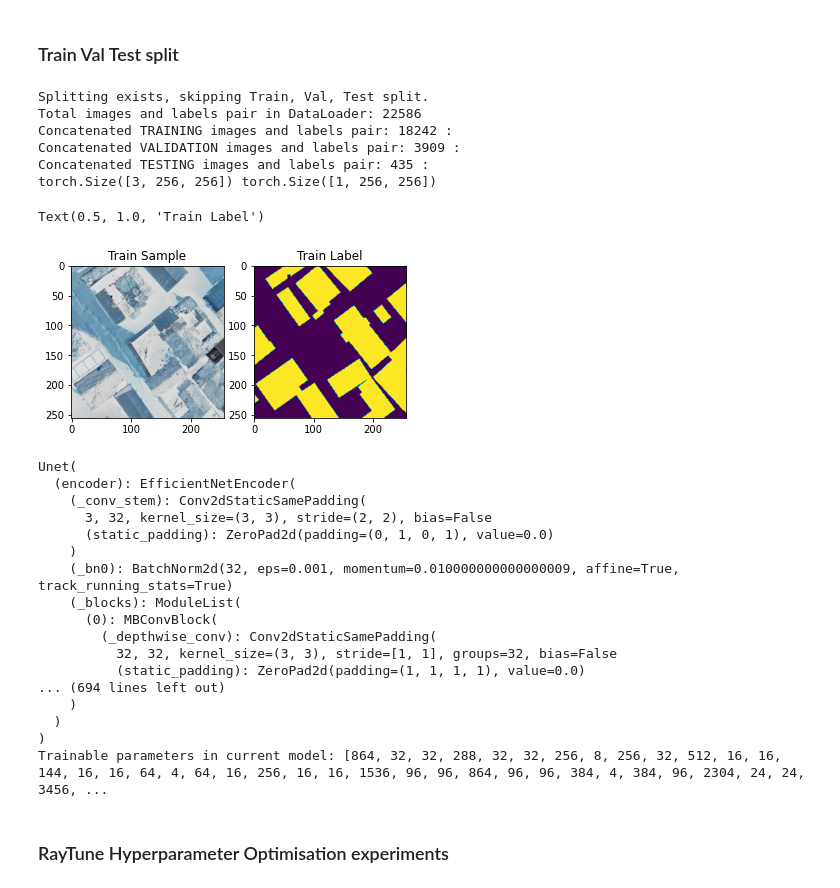
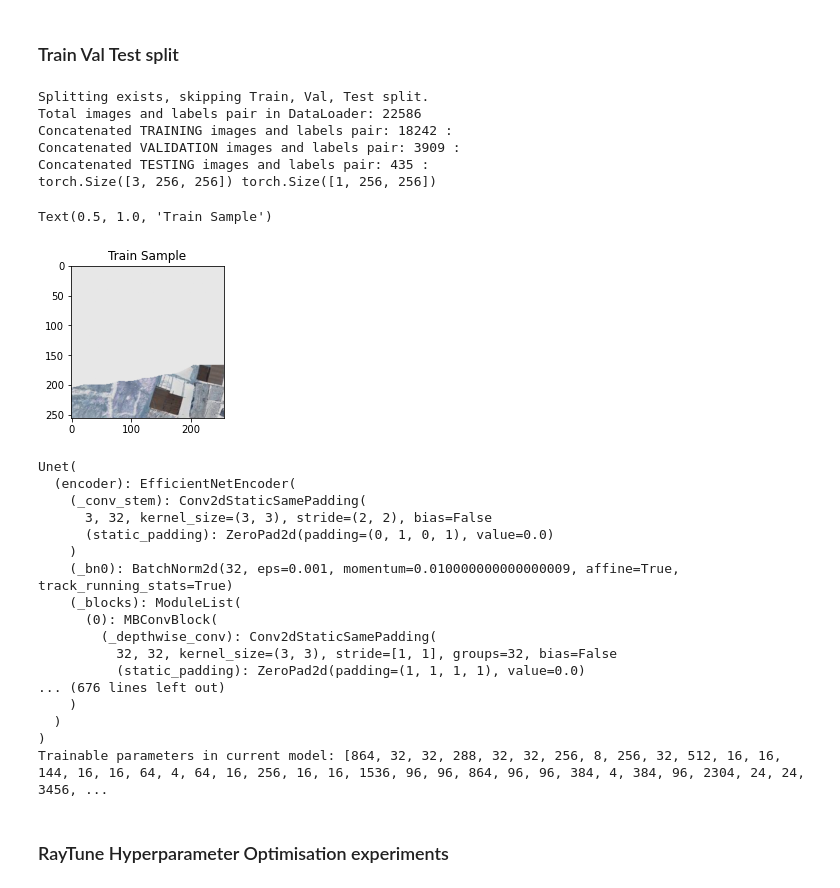
Before and after one commit to chrischank/HOTOSM_OAM_codeV2, a Jupyter notebook: Train_loop.ipynb, the cells around one changed output. Cells and saved outputs as stored; diff of their text form; code cells hidden in the pictures.

```diff
--- a/Train_loop.ipynb
+++ b/Train_loop.ipynb
@@ -258,38 +258,38 @@ Test = BuildingDataset(png_dir = TestIMG_ls,
 print("Total images and labels pair in DataLoader: {0}".format(len(Train.png_dir*7) + len(Val.png_dir*3) + len(Test.png_dir)))
 
 print("Concatenated TRAINING images and labels pair: {0} :".format(len(Train.png_dir*7)))
 #for x, y in zip(Train.png_dir, Train.lbl_dir):
 #    print(f"Image: {x}", f"Label: {y}")
 
 print("Concatenated VALIDATION images and labels pair: {0} :".format(len(Val.png_dir*3)))
 #for x, y in zip(Val.png_dir, Val.lbl_dir):
 #    print(f"Image: {x}", f"Label: {y}")
 
 print("Concatenated TESTING images and labels pair: {0} :".format(len(Test.png_dir)))
 #for x, y in zip(Test.png_dir, Test.lbl_dir):
 #    print(f"Image: {x}", f"Label: {y}")
 
 # plot a sample
 train_pair = random.choice(SOL_Train)
 print(train_pair[0].shape, train_pair[1].shape)
 
 fig = plt.figure()
 ax = fig.add_subplot(1, 2, 1)
 RGB = plt.imshow(train_pair[0].detach().cpu().numpy().transpose(1, 2, 0))
 ax.set_title('Train Sample')
 
-ax = fig.add_subplot(1, 2, 2)
-LBL = plt.imshow(train_pair[1].detach().cpu().numpy().transpose(1, 2, 0))
-ax.set_title('Train Label')
+#ax = fig.add_subplot(1, 2, 2)
+#LBL = plt.imshow(train_pair[1].detach().cpu().numpy().transpose(1, 2, 0))
+#ax.set_title('Train Label')
 # %% [output]
 Splitting exists, skipping Train, Val, Test split.
 Total images and labels pair in DataLoader: 22586
 Concatenated TRAINING images and labels pair: 18242 :
 Concatenated VALIDATION images and labels pair: 3909 :
 Concatenated TESTING images and labels pair: 435 :
 torch.Size([3, 256, 256]) torch.Size([1, 256, 256])
-Text(0.5, 1.0, 'Train Label')
+Text(0.5, 1.0, 'Train Sample')
-[figure, old version]
+[figure, new version]
 # %%
 # Trimmed down version
 def rayHPO_loop(n_epochs, optimizer, model, xp_name,
@@ -437,12 +437,12 @@ def training_loop(n_epochs, optimizer, model, xp_name,
             state = {"Model:": model_state, "Epoch:": epoch, "Steps:": global_step}
             torch.save(state, checkpoint_file)
 # %%
-Net = smp.Unet(encoder_name = 'efficientnet-b1', encoder_depth = 5, encoder_weights = None, decoder_use_batchnorm = True, decoder_channels = (256, 128, 64, 32, 16), decoder_attention_type = None, in_channels = 3, classes = 1, activation = "sigmoid", aux_params = None)
-qubvel_weights = os.path.abspath("/home/chris/Dropbox/HOTOSM/qubvel_UNet/weights/stage3/effb1-f0/checkpoints/best.pth")
-qubvel_weights = torch.load(qubvel_weights, map_location = device)
-Net.load_state_dict(qubvel_weights["state_dict"])
+Net = smp.Unet(encoder_name = 'efficientnet-b2', encoder_depth = 4, encoder_weights = None, decoder_use_batchnorm = True, decoder_channels = (128, 64, 32, 16), decoder_attention_type = None, in_channels = 3, classes = 1, activation = "sigmoid", aux_params = None)
+#qubvel_weights = os.path.abspath("/home/chris/Dropbox/HOTOSM/qubvel_UNet/weights/stage3/effb1-f0/checkpoints/best.pth")
+#qubvel_weights = torch.load(qubvel_weights, map_location = device)
+#Net.load_state_dict(qubvel_weights["state_dict"])
 
-#Net = smp.Unet(encoder_name = 'efficientnet-b1', encoder_depth = 4, encoder_weights = "imagenet", decoder_use_batchnorm = True, decoder_channels=(128, 64, 32, 16), decoder_attention_type = None, in_channels= 3 , classes = 1, activation = "sigmoid", aux_params = None)
+#Net = smp.Unet(encoder_name = 'efficientnet-b1', encoder_depth = 4, encoder_weights = None, decoder_use_batchnorm = True, decoder_channels=(128, 64, 32, 16), decoder_attention_type = None, in_channels= 3 , classes = 1, activation = "sigmoid", aux_params = None)
 
 #Net = Four_UNet()
 
@@ -467,7 +467,7 @@ Unet(
         (_depthwise_conv): Conv2dStaticSamePadding(
           32, 32, kernel_size=(3, 3), stride=[1, 1], groups=32, bias=False
           (static_padding): ZeroPad2d(padding=(1, 1, 1, 1), value=0.0)
-... (694 lines left out)
+... (676 lines left out)
     )
   )
 )
```
Also changed, not shown: parts of 6 cells of this notebook, 25 other files.
